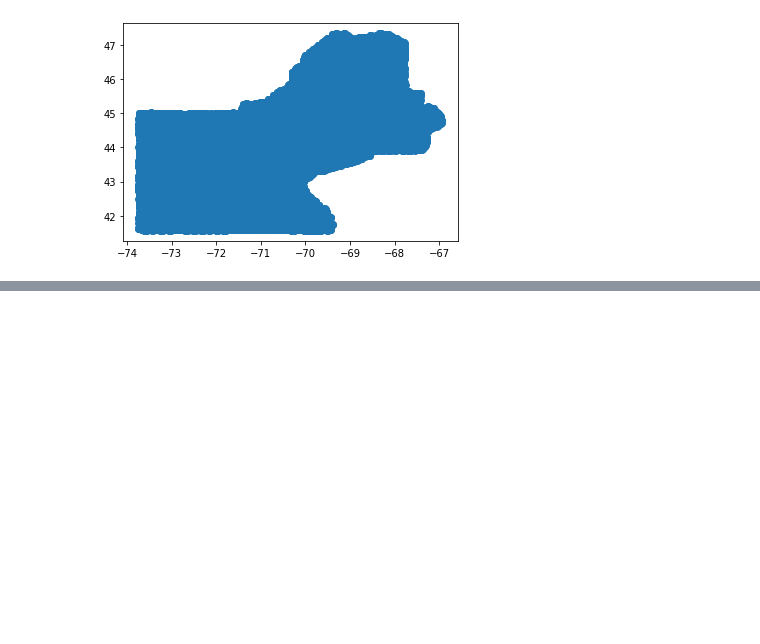
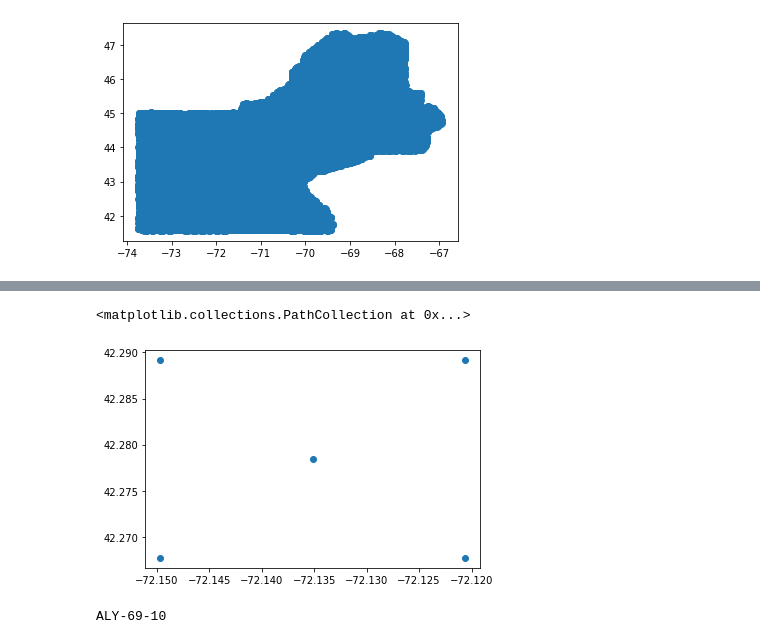
Before and after one commit to CygnusBorjigin/H-HeatGraph, a Jupyter notebook: get_weather_stations.ipynb, the cells around one changed output, grey strips where cells are left out. Drawn from its saved outputs; the diff is of its cells as text; code cells hidden in the pictures; blank space fills up the shorter version.

```diff
--- a/get_weather_stations.ipynb
+++ b/get_weather_stations.ipynb
@@ -567,0 +588,16 @@ plt.scatter([i[0] for i in weather_station_coordinates], [i[1] for i in weather_
+# %%
+test = weather_station_coordinates[3000]
+plt.scatter([i[0] for i in test], [i[1] for i in test])
+# %% [output]
+<matplotlib.collections.PathCollection at 0x...>
+[figure, added]
+# %%
+station_names = []
+with open("all_processed.csv", "r") as data_file:
+    result = list(csv.reader(data_file))
+    for each_station in result[1:]:
+        station_names.append([each_station[0], each_station[1], each_station[2]])
+    data_file.close()
+print(station_names[0][0] + "-" + station_names[0][1] + "-" + station_names[0][2])
+# %% [output]
+ALY-69-10
```
Also changed, not shown: parts of 6 cells of this notebook, 2 other files.
